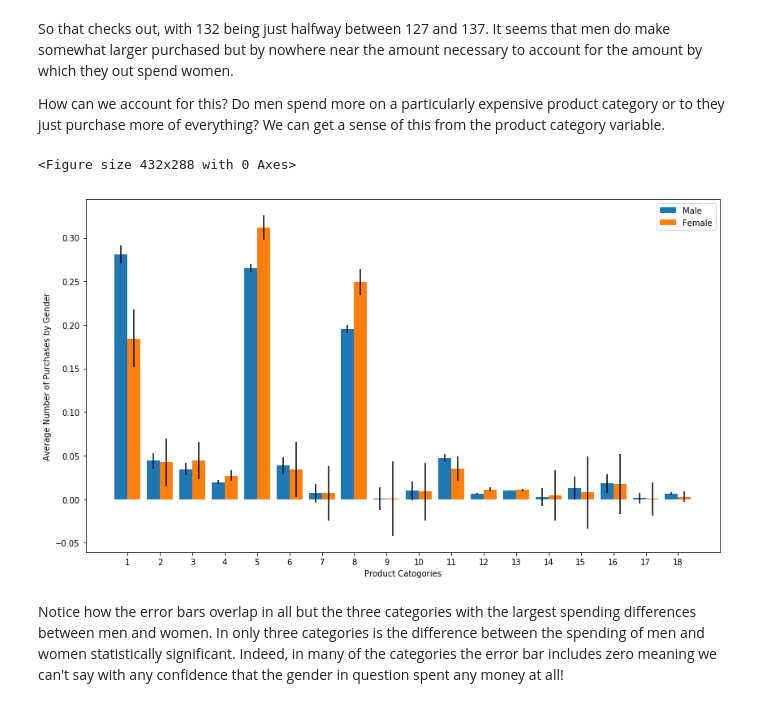
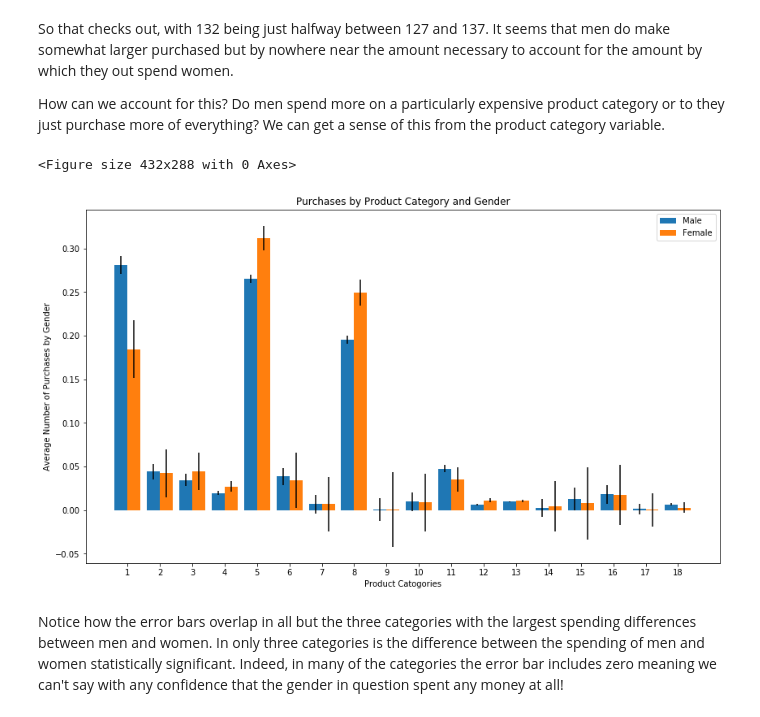
Before and after one commit to michaelreinhard/black_friday, a Jupyter notebook: visualizations.ipynb, the cells around one changed output. Saved outputs shown, nothing was run; the diff lists cells and outputs as text; code cells hidden in the pictures.

```diff
--- a/visualizations.ipynb
+++ b/visualizations.ipynb
@@ -216,40 +220,30 @@ female_stderr = df[df['Gender']=='F'].groupby(['Product_Category_1', 'Gender'])[
 # %%
 from matplotlib.pyplot import figure
 from matplotlib.ticker import MaxNLocator
-# plt.figure(num=None, figsize=(10, 20), dpi=80, facecolor='w', edgecolor='k')
 
 plt.clf()
-# plt.cla()
-# fig = plt.gcf()
-
-
-
 
 fig, ax = plt.subplots()
 
 ind = df['Product_Category_1'].unique()
 ind = np.array(sorted(ind))
 
 fig.set_size_inches(14, 8)
 
 width = 0.40
 
 p1 = plt.bar(ind, male_means, width, yerr=male_stderr, label='Male')
 p2 = plt.bar(ind + width, female_means, width, yerr=female_stderr, label='Female')
 
 ax.set_xlabel('Product Catogories')
 ax.set_ylabel('Average Number of Purchases by Gender')
-# plt.title('Purchases by Product Category and Gender')
+plt.title('Purchases by Product Category and Gender')
 ax.set_xticks(ind + width/2)
 ax.set_xticklabels(('1', '2', '3', '4', '5', '6', '7', '8', '9', '10', '11', '12', '13', '14', '15', '16', '17', '18'))
 
-# ax.set_xticks(ind + width / 2)  [r + width for r in range(len(df['Product_Category_1'].unique()))],
-
-# ax.set_xticklabels((str(x) for x in range(1,19)))
-# ax.set_xticklabels(ind);
 plt.legend();
 # %% [output]
 <Figure size 432x288 with 0 Axes>
-[figure, old version]
+[figure, new version]
 # %% [markdown]
 Notice how the error bars overlap in all but the three categories with the largest spending differences between men and women. In only three categories is the difference between the spending of men and women statistically significant. Indeed, in many of the categories the error bar includes zero meaning we can't say with any confidence that the gender in question spent any money at all!
```
Also changed, not shown: parts of 5 cells of this notebook.
